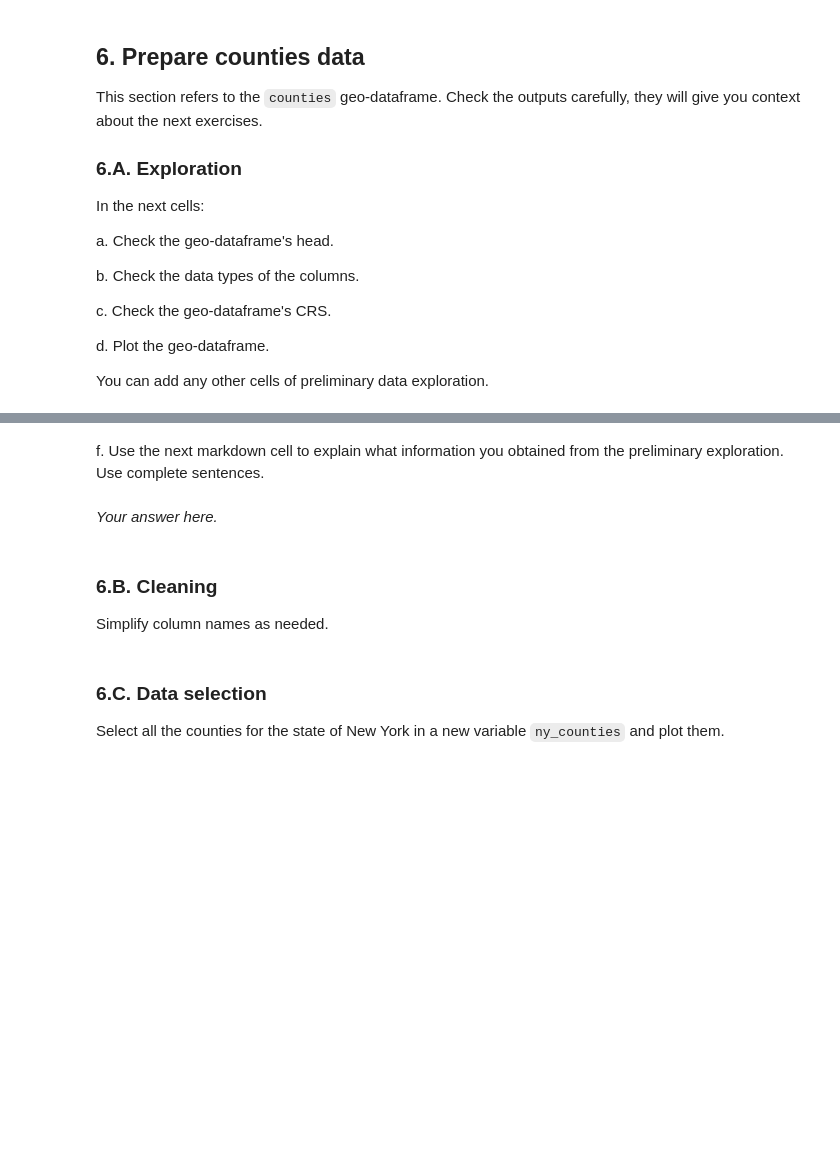
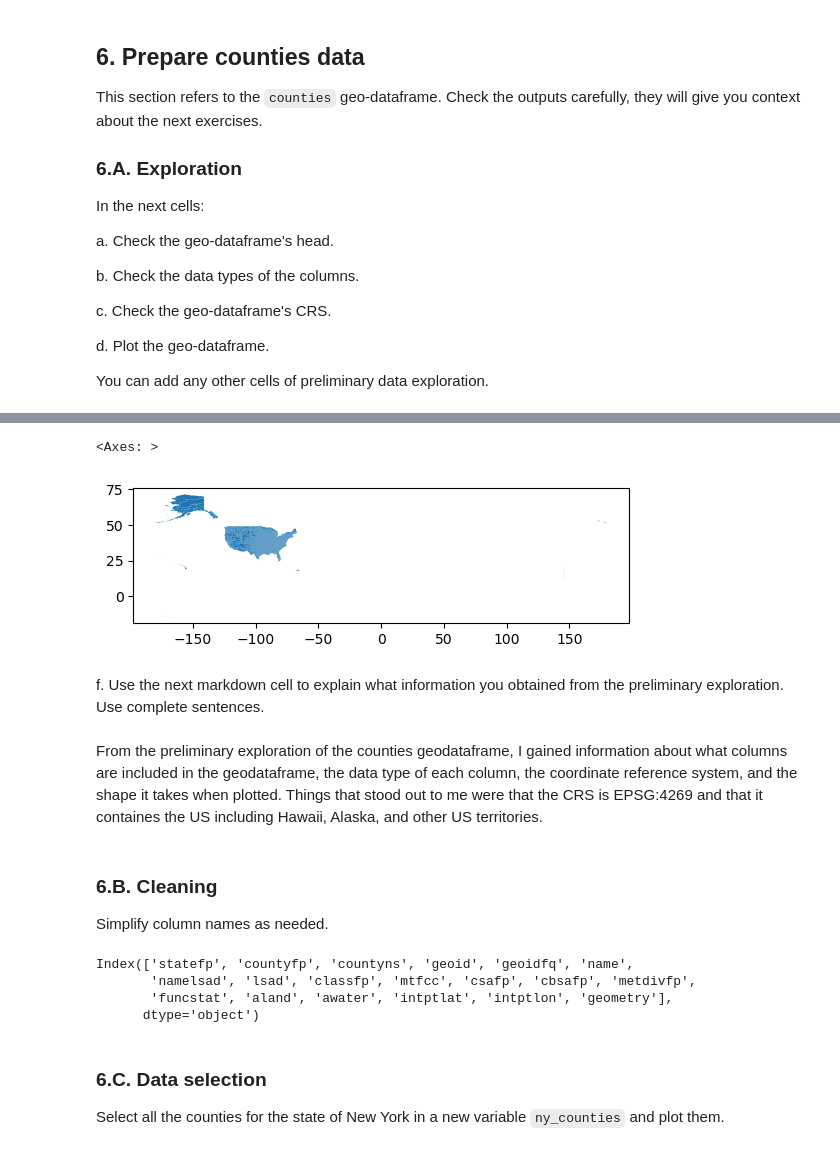
Before and after one commit to marinakochuten/eds220-hwk3, a Jupyter notebook: hwk3-task2-oil-spills.ipynb, the cells around one changed output, grey strips where cells are left out. Cells and saved outputs as stored; diff of their text form; code cells hidden in the pictures; blank space fills up the shorter version.

Commit message:
Clean and filter counties data

```diff
--- a/hwk3-task2-oil-spills.ipynb
+++ b/hwk3-task2-oil-spills.ipynb
@@ -313,9 +354,15 @@ You can add any other cells of preliminary data exploration.
+# %%
+# d. Plot counties
+counties.plot()
+# %% [output]
+<Axes: >
+[figure, added]
 # %% [markdown]
 <!-- BEGIN QUESTION -->
 
 f. Use the next markdown cell to explain what information you obtained from the preliminary exploration. Use complete sentences.
-# %% [markdown]
-*Your answer here.*
+# %% [markdown]
+From the preliminary exploration of the counties geodataframe, I gained information about what columns are included in the geodataframe, the data type of each column, the coordinate reference system, and the shape it takes when plotted. Things that stood out to me were that the CRS is EPSG:4269 and that it containes the US including Hawaii, Alaska, and other US territories.
 # %% [markdown]
 <!-- END QUESTION -->
 
@@ -327,3 +372,12 @@ Simplify column names as needed.
+# %%
+# Simplify column names
+counties.columns = counties.columns.str.lower()
+counties.columns
+# %% [output]
+Index(['statefp', 'countyfp', 'countyns', 'geoid', 'geoidfq', 'name',
+       'namelsad', 'lsad', 'classfp', 'mtfcc', 'csafp', 'cbsafp', 'metdivfp',
+       'funcstat', 'aland', 'awater', 'intptlat', 'intptlon', 'geometry'],
+      dtype='object')
 # %% [markdown]
 ### 6.C. Data selection
 
```
Also changed, not shown: parts of 10 cells of this notebook.
